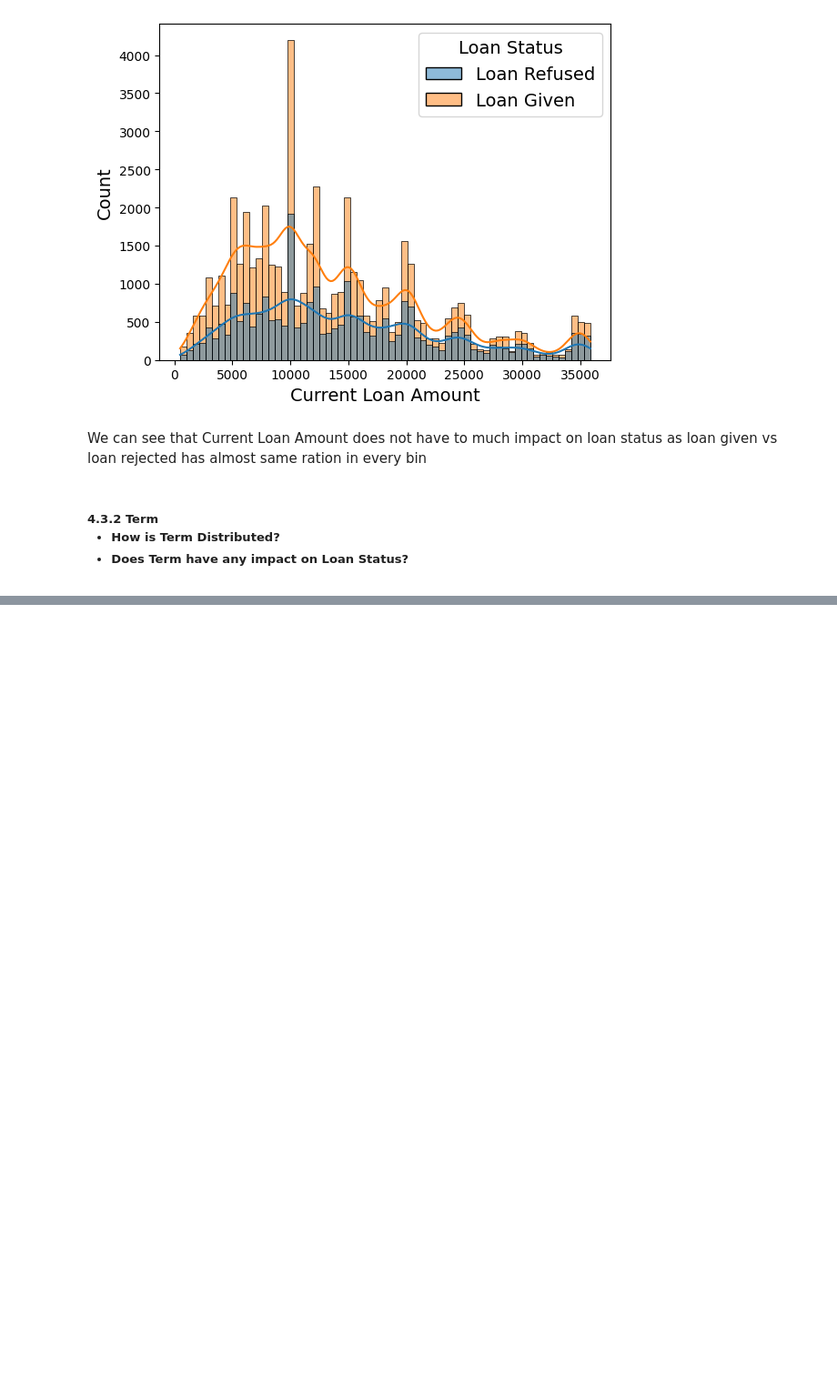
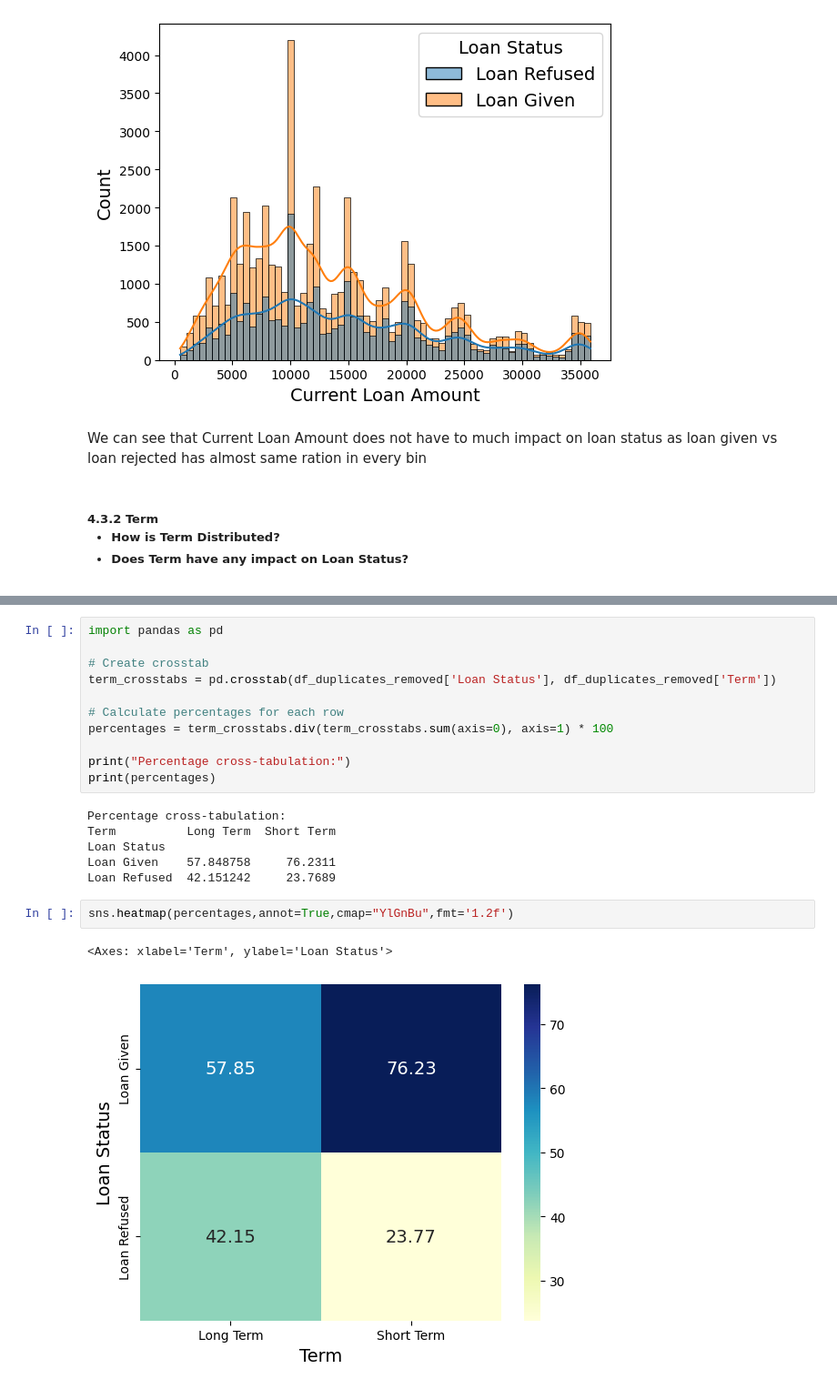
Before and after one commit to RohitDas92/Loan-Approval-Prediction-Project, a Jupyter notebook: loan_approval_prediction.ipynb, the cells around one changed output, grey strips where cells are left out. Shown: that part at 91% size. Drawn from its saved outputs; the diff is of its cells as text; blank space fills up the shorter version.

```diff
--- a/loan_approval_prediction.ipynb
+++ b/loan_approval_prediction.ipynb
@@ -480,0 +492,22 @@ plt.show()
+# %%
+import pandas as pd
+
+# Create crosstab
+term_crosstabs = pd.crosstab(df_duplicates_removed['Loan Status'], df_duplicates_removed['Term'])
+
+# Calculate percentages for each row
+percentages = term_crosstabs.div(term_crosstabs.sum(axis=0), axis=1) * 100
+
+print("Percentage cross-tabulation:")
+print(percentages)
+# %% [output]
+Percentage cross-tabulation:
+Term          Long Term  Short Term
+Loan Status
+Loan Given    57.848758     76.2311
+Loan Refused  42.151242     23.7689
+# %%
+sns.heatmap(percentages,annot=True,cmap="YlGnBu",fmt='1.2f')
+# %% [output]
+<Axes: xlabel='Term', ylabel='Loan Status'>
+[figure, added]
```
Also changed, not shown: parts of 26 cells of this notebook.
